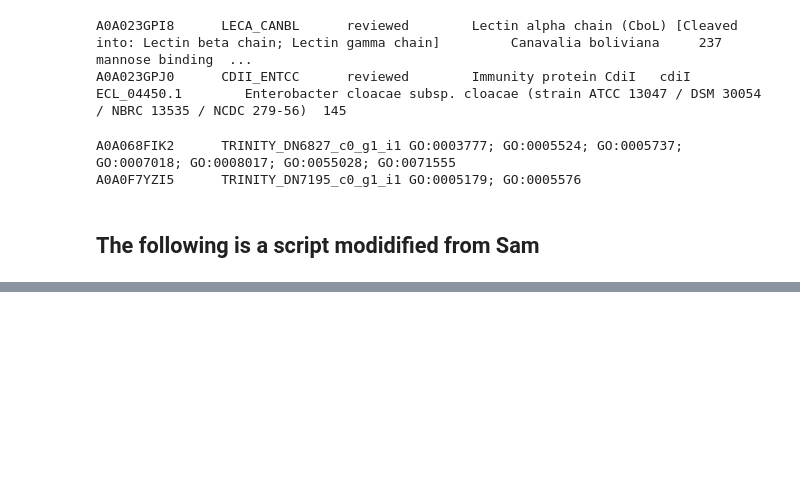
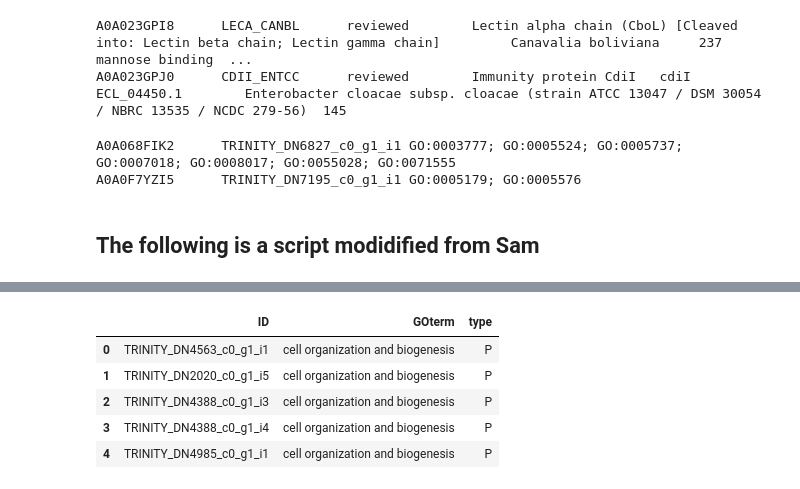
Before and after one commit to sr320/nb-2020, a Jupyter notebook: C_bairdi/10-blast-2-slim.ipynb, the cells around one changed output, grey strips where cells are left out. Drawn from its saved outputs; the diff is of its cells as text; code cells hidden in the pictures; blank space fills up the shorter version.

```diff
--- a/C_bairdi/10-blast-2-slim.ipynb
+++ b/C_bairdi/10-blast-2-slim.ipynb
@@ -170,0 +229,9 @@ GO-GOslim.sorted \
+# %%
+jslim.head()
+# %% [output]
+|  | ID | GOterm | type |
+| 0 | TRINITY_DN4563_c0_g1_i1 | cell organization and biogenesis | P |
+| 1 | TRINITY_DN2020_c0_g1_i5 | cell organization and biogenesis | P |
+| 2 | TRINITY_DN4388_c0_g1_i3 | cell organization and biogenesis | P |
+| 3 | TRINITY_DN4388_c0_g1_i4 | cell organization and biogenesis | P |
+| 4 | TRINITY_DN4985_c0_g1_i1 | cell organization and biogenesis | P |
```
Also changed, not shown: parts of 10 cells of this notebook.
